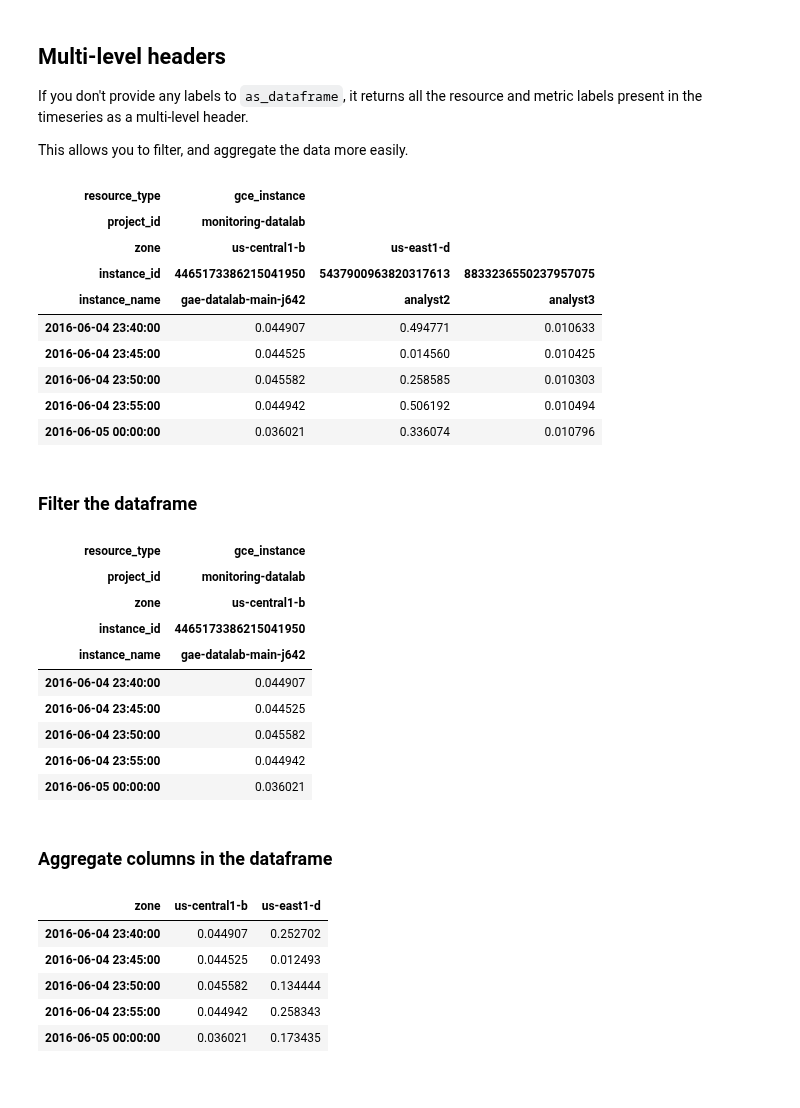
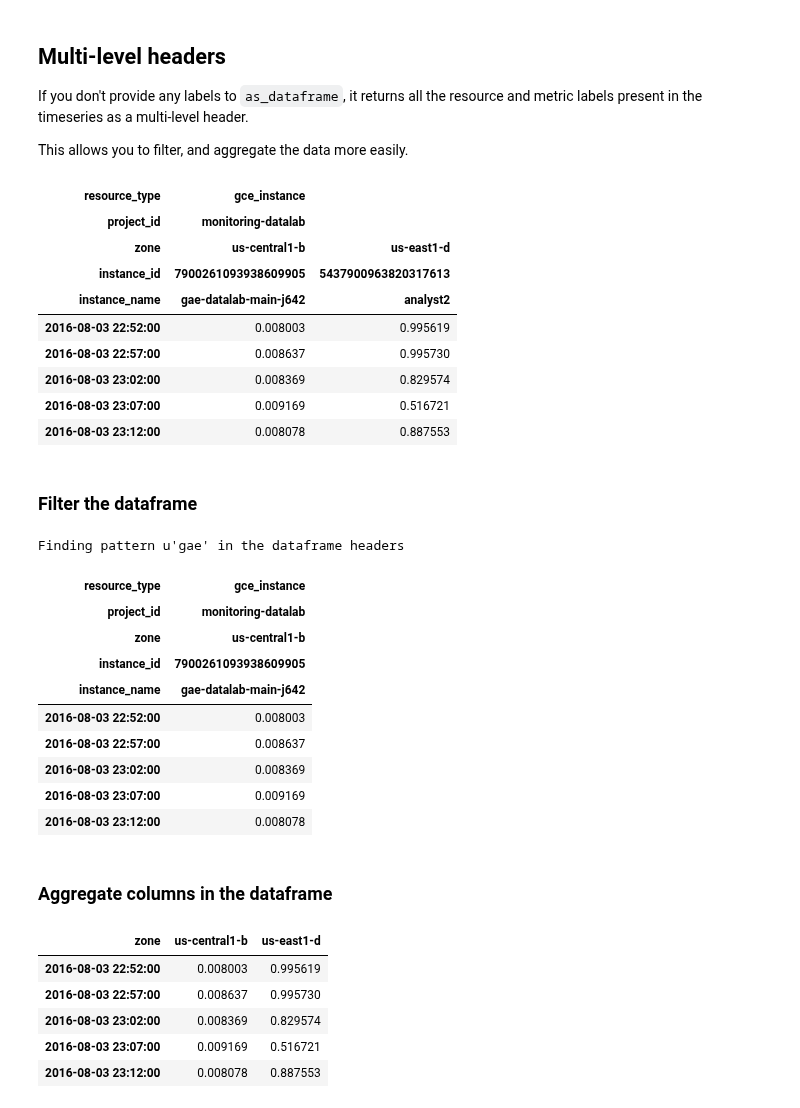
Before and after one commit to googledatalab/notebooks, a Jupyter notebook: tutorials/Monitoring/Getting started.ipynb, the cells around one changed output. Cells and saved outputs as stored; diff of their text form; code cells hidden in the pictures.

```diff
--- a/tutorials/Monitoring/Getting started.ipynb
+++ b/tutorials/Monitoring/Getting started.ipynb
@@ -60,7 +71,7 @@ select_metrics(self, *args, **kwargs) unbound datalab.stackdriver.monitoring._ti
 
 During intialization, the metric type and the time interval need to be specified. For interactive use, the metric type has a default value. The simplest way to specify the time interval that ends `now` is to use the arguments `days`, `hours`, and `minutes`.
 # %%
-q = gcm.Query('compute.googleapis.com/instance/cpu/utilization', hours=2)
+query_cpu = gcm.Query('compute.googleapis.com/instance/cpu/utilization', hours=2)
 # %% [markdown]
 ### Getting the metadata
 
@@ -116,10 +132,10 @@ _ = df1.plot()
 For multiple timeseries, aligning the data is recommended. The alignment offset can be specified using the arguments `hours`, `minutes`, and `seconds`.
 # %%
 # Align the query to have data every 5 minutes.
-q2 = q.align('ALIGN_MEAN', minutes=5)
-df2 = q2.as_dataframe(label='instance_name')
+query_cpu_aligned = query_cpu.align('ALIGN_MEAN', minutes=5)
+data_all_instances = query_cpu_aligned.as_dataframe(label='instance_name')
 
 # Display the data as a linechart. The extra code moves the legend to the
 # right of the chart.
-_ = df2.plot().legend(loc='center left', bbox_to_anchor=(1.0, 0.8))
+_ = data_all_instances.plot().legend(loc='center left', bbox_to_anchor=(1.0, 0.8))
 # %% [output]
@@ -159,42 +175,47 @@ If you don't provide any labels to `as_dataframe`, it returns all the resource a
 
 This allows you to filter, and aggregate the data more easily.
 # %%
-multi_level_df = q2.as_dataframe()
-multi_level_df.tail(5)
+data_multi_level = query_cpu_aligned.as_dataframe()
+data_multi_level.tail(5)
 # %% [output]
-| resource_type | gce_instance |  |  |
-| project_id | monitoring-datalab |  |  |
-| zone | us-central1-b | us-east1-d |  |
-| instance_id | 4465173386215041950 | 5437900963820317613 | 8833236550237957075 |
-| instance_name | gae-datalab-main-j642 | analyst2 | analyst3 |
-| 2016-06-04 23:40:00 | 0.044907 | 0.494771 | 0.010633 |
-| 2016-06-04 23:45:00 | 0.044525 | 0.014560 | 0.010425 |
-| 2016-06-04 23:50:00 | 0.045582 | 0.258585 | 0.010303 |
-| 2016-06-04 23:55:00 | 0.044942 | 0.506192 | 0.010494 |
-| 2016-06-05 00:00:00 | 0.036021 | 0.336074 | 0.010796 |
+| resource_type | gce_instance |  |
+| project_id | monitoring-datalab |  |
+| zone | us-central1-b | us-east1-d |
+| instance_id | 7900261093938609905 | 5437900963820317613 |
+| instance_name | gae-datalab-main-j642 | analyst2 |
+| 2016-08-03 22:52:00 | 0.008003 | 0.995619 |
+| 2016-08-03 22:57:00 | 0.008637 | 0.995730 |
+| 2016-08-03 23:02:00 | 0.008369 | 0.829574 |
+| 2016-08-03 23:07:00 | 0.009169 | 0.516721 |
+| 2016-08-03 23:12:00 | 0.008078 | 0.887553 |
 # %% [markdown]
 ### Filter the dataframe
+# %%
+pattern = instance_names[0].split('-')[0]
+print 'Finding pattern %r in the dataframe headers' % (pattern,)
+# %% [output]
+Finding pattern u'gae' in the dataframe headers
 # %%
-multi_level_df.filter(regex='gae-datalab-main').tail(5)
+data_multi_level.filter(regex=pattern).tail(5)
 # %% [output]
 | resource_type | gce_instance |
 | project_id | monitoring-datalab |
 | zone | us-central1-b |
-| instance_id | 4465173386215041950 |
+| instance_id | 7900261093938609905 |
 | instance_name | gae-datalab-main-j642 |
-| 2016-06-04 23:40:00 | 0.044907 |
-| 2016-06-04 23:45:00 | 0.044525 |
-| 2016-06-04 23:50:00 | 0.045582 |
-| 2016-06-04 23:55:00 | 0.044942 |
-| 2016-06-05 00:00:00 | 0.036021 |
+| 2016-08-03 22:52:00 | 0.008003 |
+| 2016-08-03 22:57:00 | 0.008637 |
+| 2016-08-03 23:02:00 | 0.008369 |
+| 2016-08-03 23:07:00 | 0.009169 |
+| 2016-08-03 23:12:00 | 0.008078 |
 # %% [markdown]
 ### Aggregate columns in the dataframe
 # %%
-multi_level_df.groupby(level='zone', axis=1).mean().tail(5)
+data_multi_level.groupby(level='zone', axis=1).mean().tail(5)
 # %% [output]
 | zone | us-central1-b | us-east1-d |
-| 2016-06-04 23:40:00 | 0.044907 | 0.252702 |
-| 2016-06-04 23:45:00 | 0.044525 | 0.012493 |
-| 2016-06-04 23:50:00 | 0.045582 | 0.134444 |
-| 2016-06-04 23:55:00 | 0.044942 | 0.258343 |
-| 2016-06-05 00:00:00 | 0.036021 | 0.173435 |
+| 2016-08-03 22:52:00 | 0.008003 | 0.995619 |
+| 2016-08-03 22:57:00 | 0.008637 | 0.995730 |
+| 2016-08-03 23:02:00 | 0.008369 | 0.829574 |
+| 2016-08-03 23:07:00 | 0.009169 | 0.516721 |
+| 2016-08-03 23:12:00 | 0.008078 | 0.887553 |
```
Also changed, not shown: parts of 16 cells of this notebook.
